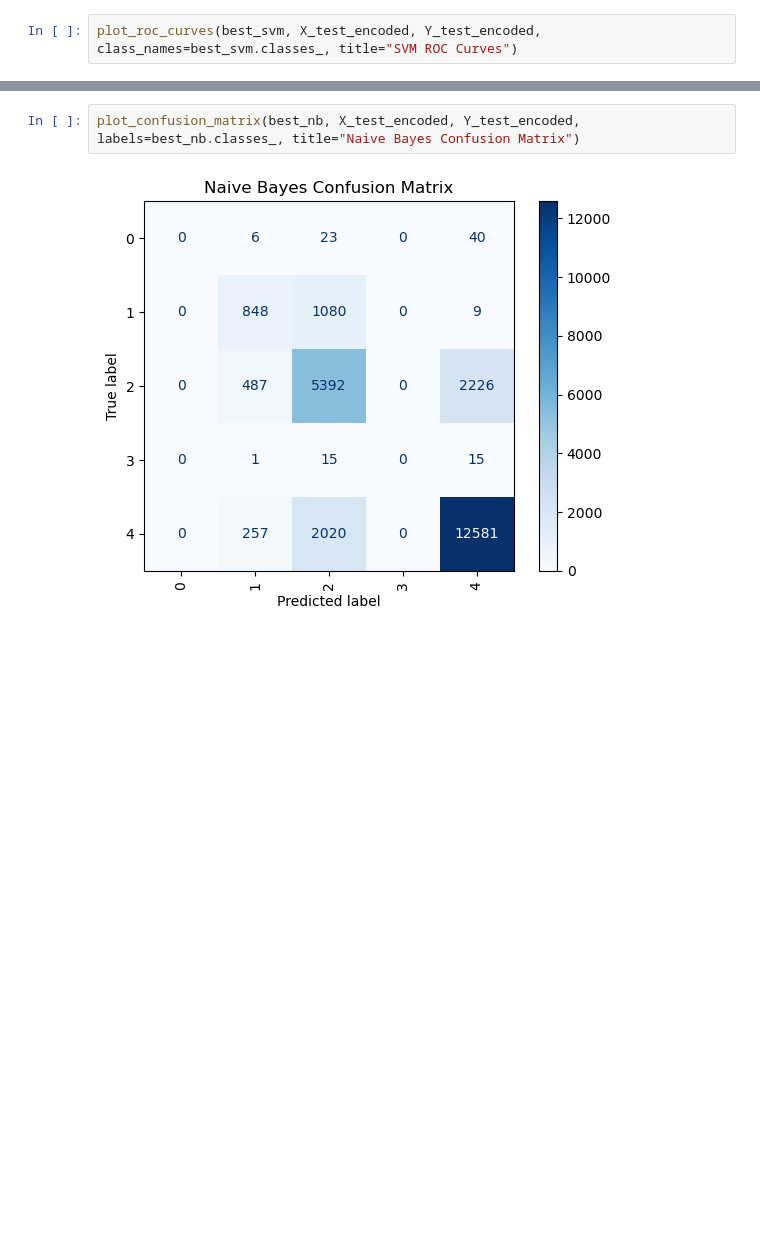
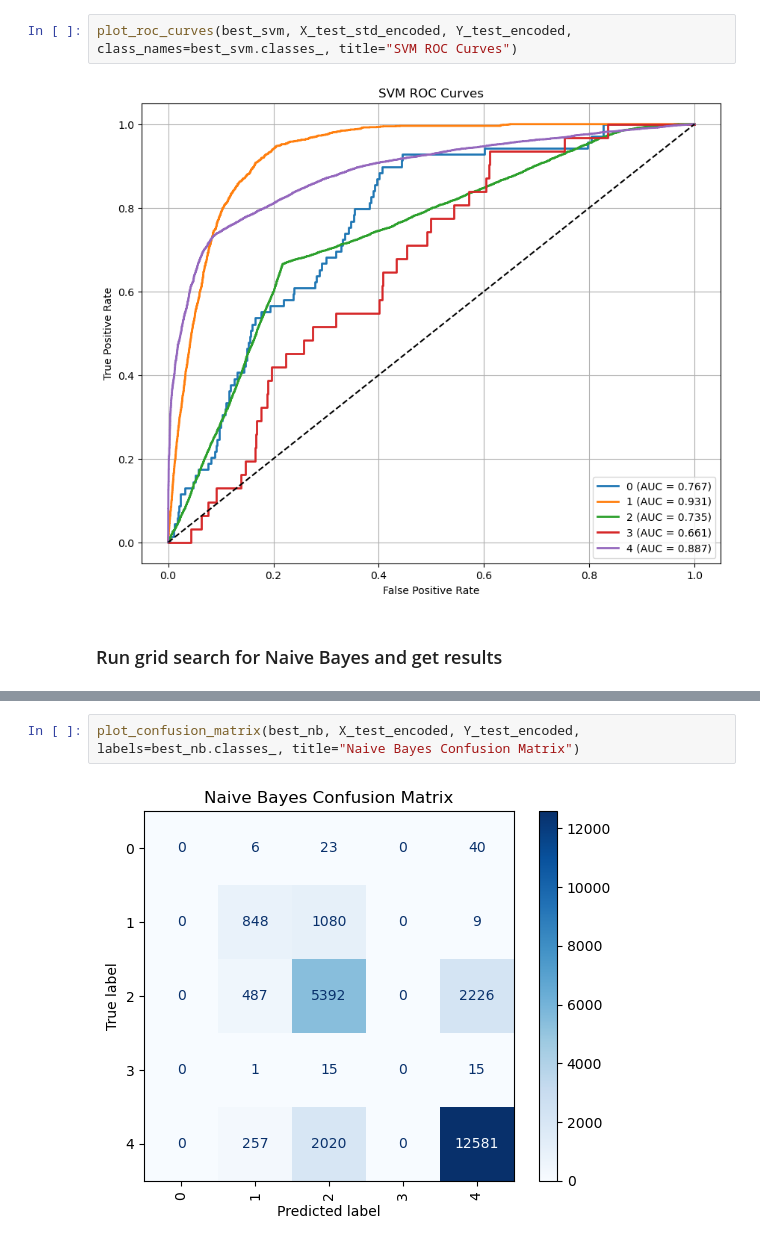
Before and after one commit to DinoAFT/Classification---Predicting-Diabetes-Stage, a Jupyter notebook: Rylee/svm_and_bayes.ipynb, the cells around one changed output, grey strips where cells are left out. Saved outputs shown, nothing was run; the diff lists cells and outputs as text; blank space fills up the shorter version.

Commit message:
Add finished SVM and Bayes results.

```diff
--- a/Rylee/svm_and_bayes.ipynb
+++ b/Rylee/svm_and_bayes.ipynb
@@ -249,5 +239,9 @@ NameError: name 'best_svm' is not defined
 # %%
-plot_roc_curves(best_svm, X_test_encoded, Y_test_encoded, class_names=best_svm.classes_, title="SVM ROC Curves")
+plot_roc_curves(best_svm, X_test_std_encoded, Y_test_encoded, class_names=best_svm.classes_, title="SVM ROC Curves")
+# %% [output]
+[figure, added]
+# %% [markdown]
+### Run grid search for Naive Bayes and get results
 # %%
 from sklearn.naive_bayes import GaussianNB
 from sklearn.feature_selection import SequentialFeatureSelector
```
Also changed, not shown: parts of 13 cells of this notebook.
